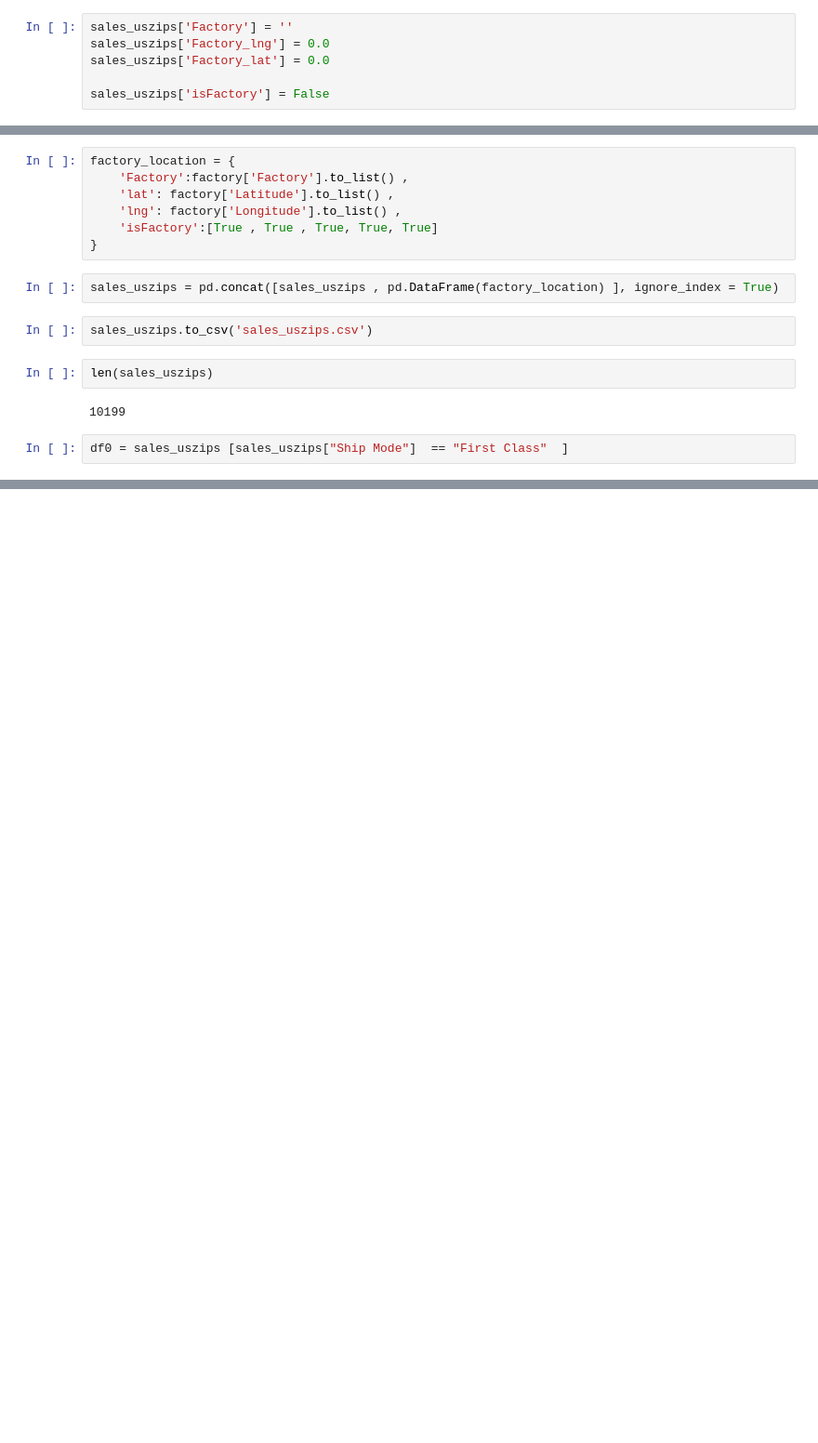
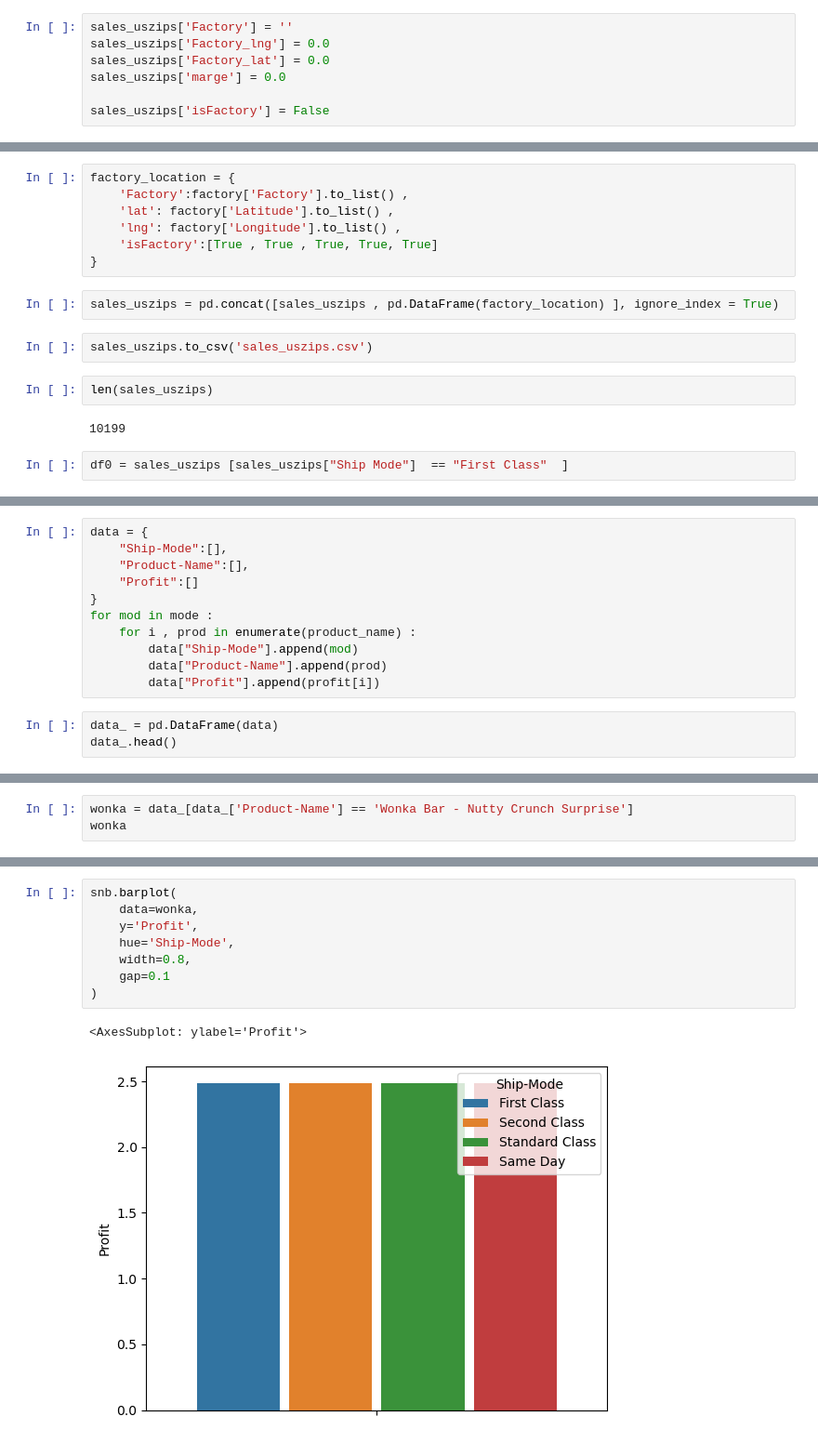
Before and after one commit to stephene369/Mentor-BusinessIntelligence, a Jupyter notebook: project.ipynb, the cells around one changed output, grey strips where cells are left out. Shown at 93% size. Saved outputs shown, nothing was run; the diff lists cells and outputs as text; blank space fills up the shorter version.

```diff
--- a/project.ipynb
+++ b/project.ipynb
@@ -57,6 +57,7 @@ def calculate_distance(lat1, lon1, lat2, lon2):
 sales_uszips['Factory'] = ''
 sales_uszips['Factory_lng'] = 0.0
 sales_uszips['Factory_lat'] = 0.0
+sales_uszips['marge'] = 0.0
 
 sales_uszips['isFactory'] = False
 # %%
@@ -129,0 +186,14 @@ df0 = sales_uszips [sales_uszips["Ship Mode"]  == "First Class"  ]
+# %%
+data = {
+    "Ship-Mode":[],
+    "Product-Name":[],
+    "Profit":[]
+}
+for mod in mode :
+    for i , prod in enumerate(product_name) :
+        data["Ship-Mode"].append(mod)
+        data["Product-Name"].append(prod)
+        data["Profit"].append(profit[i])
+# %%
+data_ = pd.DataFrame(data)
+data_.head()
@@ -129,0 +211,3 @@ df0 = sales_uszips [sales_uszips["Ship Mode"]  == "First Class"  ]
+# %%
+wonka = data_[data_['Product-Name'] == 'Wonka Bar - Nutty Crunch Surprise']
+wonka
@@ -129,0 +241,11 @@ df0 = sales_uszips [sales_uszips["Ship Mode"]  == "First Class"  ]
+# %%
+snb.barplot(
+    data=wonka,
+    y='Profit',
+    hue='Ship-Mode',
+    width=0.8,
+    gap=0.1
+)
+# %% [output]
+<AxesSubplot: ylabel='Profit'>
+[figure, added]
```
Also changed, not shown: parts of 11 cells of this notebook, 6 other files.
